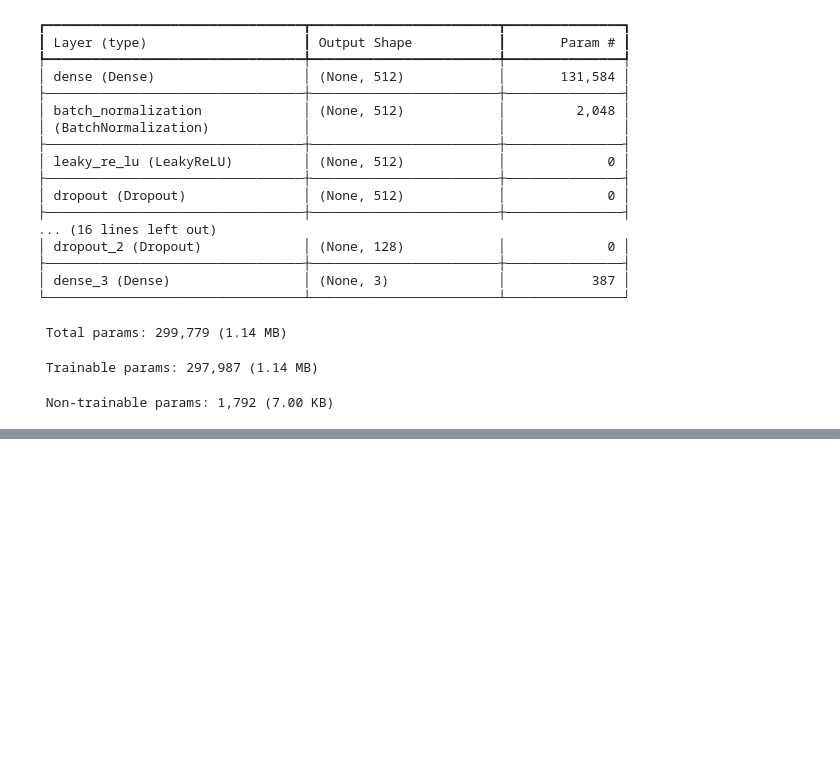
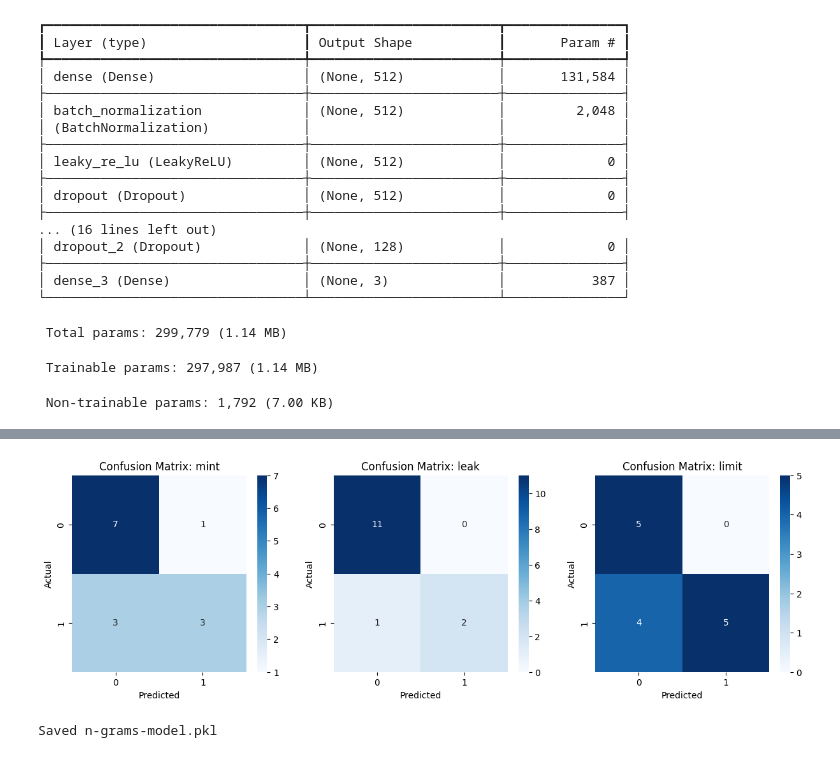
Before and after one commit to patorsiang/rugpull-detection-msc-kent-2025, a Jupyter notebook: ml/notebooks/experiment/baseline.ipynb, the cells around one changed output, grey strips where cells are left out. Saved outputs shown, nothing was run; the diff lists cells and outputs as text; code cells hidden in the pictures; blank space fills up the shorter version.

Commit message:
chore: save the best 3 of each cat

```diff
--- a/ml/notebooks/experiment/baseline.ipynb
+++ b/ml/notebooks/experiment/baseline.ipynb
@@ -430,0 +444,7 @@ Saved mlp-f1-0.738063
+# %%
+X = df[features]
+y = df[labels]
+# %%
+X_train, X_val, y_train, y_val = train_test_split(
+    X, y, test_size=0.2, random_state=42, shuffle=True
+)
@@ -430,0 +453,3 @@ Saved mlp-f1-0.738063
+# %%
+model = MultiOutputClassifier(XGBClassifier())
+model.fit(X_train, y_train)
@@ -430,0 +476,2 @@ Saved mlp-f1-0.738063
+# %%
+y_pred = model.predict(X_val)
@@ -430,0 +491,11 @@ Saved mlp-f1-0.738063
+# %%
+display_multilabel_confusion_matrix(y_val, y_pred)
+# %% [output]
+[figure, added]
+# %%
+score = f1_score(y_val, y_pred, average='macro')
+with open(os.path.join(SAVE_PATH, fr"n-grams-model-f1-{score:2f}.pkl"), "wb") as fout:
+    pickle.dump(model, fout)
+print(f"Saved n-grams-model.pkl")
+# %% [output]
+Saved n-grams-model.pkl
```
Also changed, not shown: parts of 27 cells of this notebook, 17 other files.
